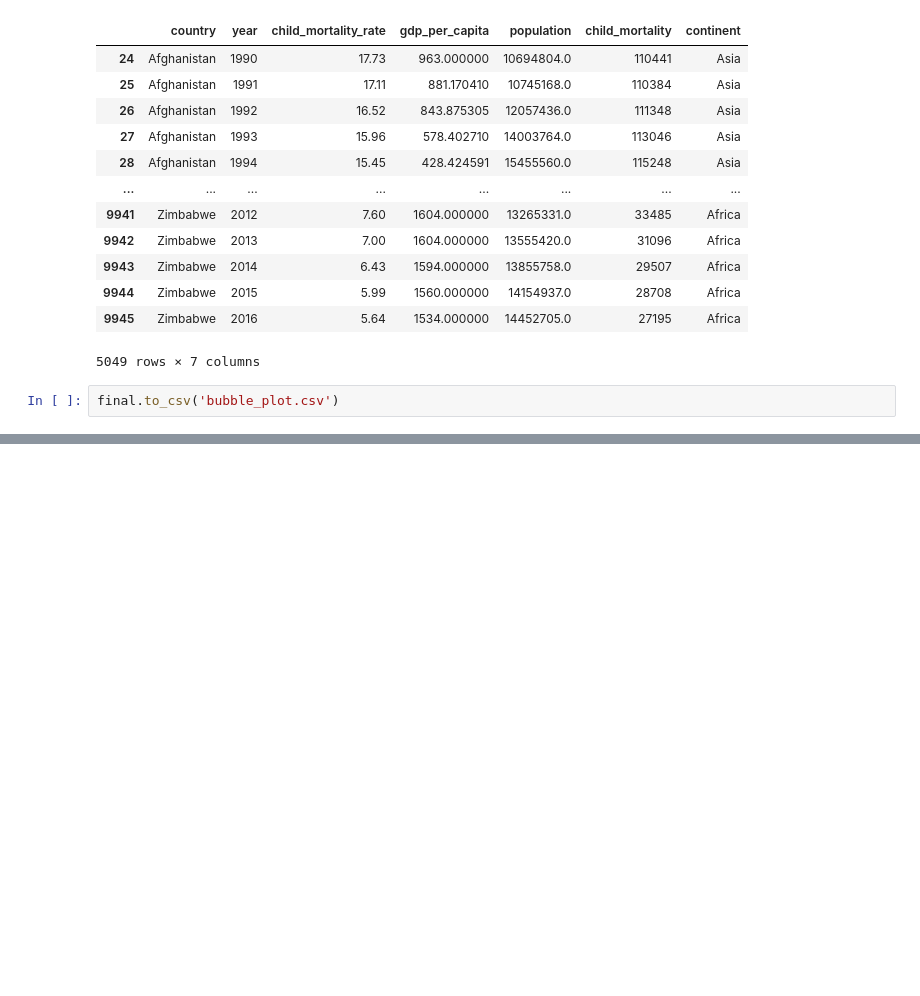
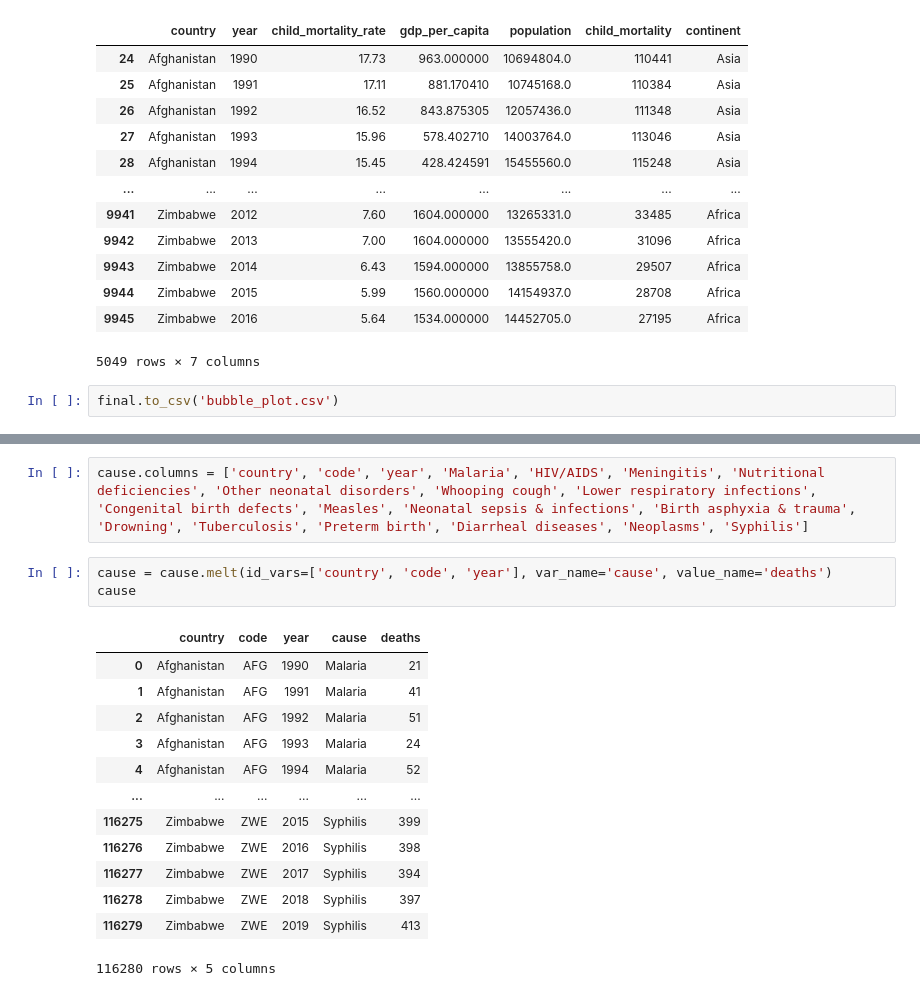
Before and after one commit to ongdisheng/FIT3179, a Jupyter notebook: project2/data/preprocess.ipynb, the cells around one changed output, grey strips where cells are left out. Saved outputs shown, nothing was run; the diff lists cells and outputs as text; blank space fills up the shorter version.

```diff
--- a/project2/data/preprocess.ipynb
+++ b/project2/data/preprocess.ipynb
@@ -101,0 +124,19 @@ final.to_csv('bubble_plot.csv')
+# %%
+cause.columns = ['country', 'code', 'year', 'Malaria', 'HIV/AIDS', 'Meningitis', 'Nutritional deficiencies', 'Other neonatal disorders', 'Whooping cough', 'Lower respiratory infections', 'Congenital birth defects', 'Measles', 'Neonatal sepsis & infections', 'Birth asphyxia & trauma', 'Drowning', 'Tuberculosis', 'Preterm birth', 'Diarrheal diseases', 'Neoplasms', 'Syphilis']
+# %%
+cause = cause.melt(id_vars=['country', 'code', 'year'], var_name='cause', value_name='deaths')
+cause
+# %% [output]
+|  | country | code | year | cause | deaths |
+| 0 | Afghanistan | AFG | 1990 | Malaria | 21 |
+| 1 | Afghanistan | AFG | 1991 | Malaria | 41 |
+| 2 | Afghanistan | AFG | 1992 | Malaria | 51 |
+| 3 | Afghanistan | AFG | 1993 | Malaria | 24 |
+| 4 | Afghanistan | AFG | 1994 | Malaria | 52 |
+| ... | ... | ... | ... | ... | ... |
+| 116275 | Zimbabwe | ZWE | 2015 | Syphilis | 399 |
+| 116276 | Zimbabwe | ZWE | 2016 | Syphilis | 398 |
+| 116277 | Zimbabwe | ZWE | 2017 | Syphilis | 394 |
+| 116278 | Zimbabwe | ZWE | 2018 | Syphilis | 397 |
+| 116279 | Zimbabwe | ZWE | 2019 | Syphilis | 413 |
+116280 rows × 5 columns
```
Also changed, not shown: parts of 8 cells of this notebook, 2 other files.
